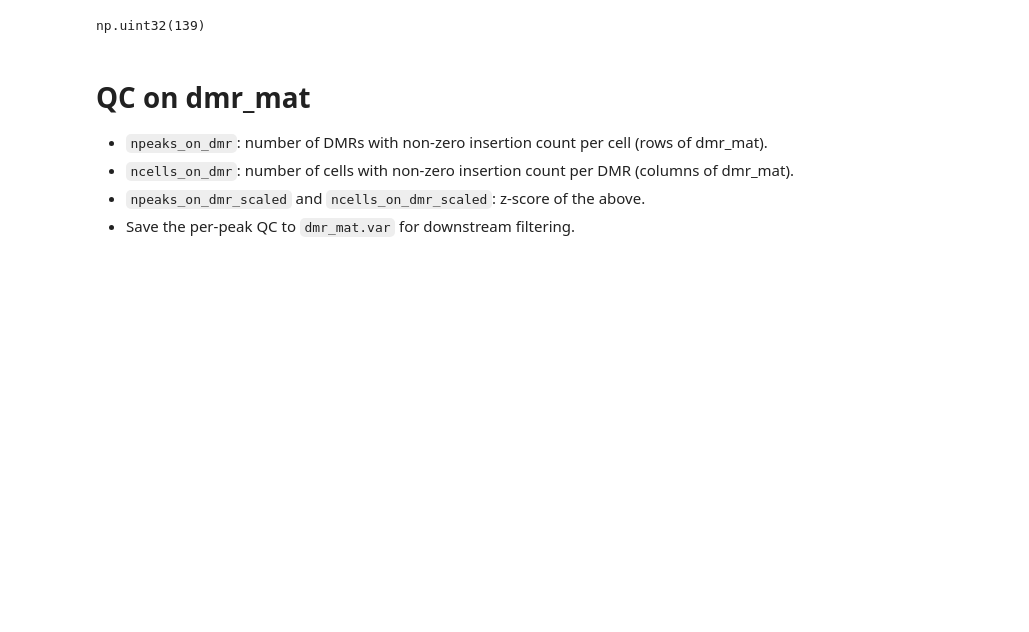
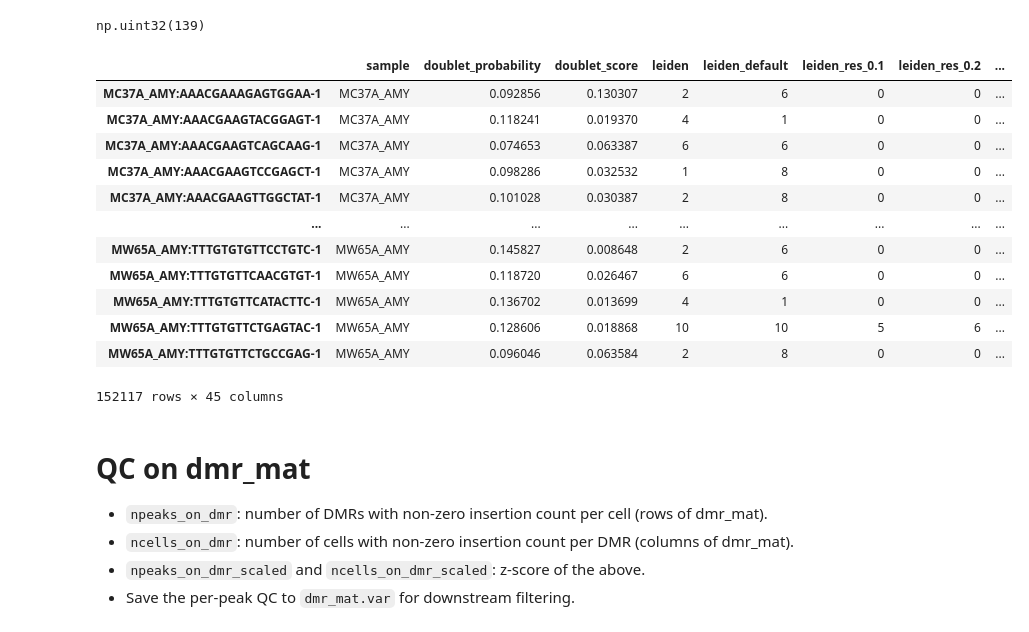
Before and after one commit to juychen/scmmd, a Jupyter notebook: 10mkdmrmatrix.ipynb, the cells around one changed output. Cells and saved outputs as stored; diff of their text form; code cells hidden in the pictures; blank space fills up the shorter version.

```diff
--- a/10mkdmrmatrix.ipynb
+++ b/10mkdmrmatrix.ipynb
@@ -41,17 +41,22 @@ Equivalent to `cdr2 <- colSums(assay(sca) > 0); colData(sca)$ngeneson <- scale(c
 - `npeaks_on`: number of peaks with non-zero insertion count per cell
 - `npeaks_on_scaled` / `ngeneson`: z-score across cells
 # %%
-if "ngeneson" in dmr_mat.obs.columns and dmr_mat.obs["ngeneson"].notna().any():
-    print("ngeneson already exists in dmr_mat.obs, skipping chunk computation.")
+if ("ngeneson" in dmr_mat.obs.columns and dmr_mat.obs["ngeneson"].notna().any()
+        and "total_counts" in dmr_mat.obs.columns and dmr_mat.obs["total_counts"].notna().any()):
+    print("ngeneson and total_counts already exist in dmr_mat.obs, skipping chunk computation.")
 else:
+    import time
+    t0 = time.time()
+
     print("Computing npeaks_on / ngeneson from adata_peak...")
     adata_peak = sc.read_h5ad(PEAK_H5AD_PATH, backed='r')
     adata_peak_mem = adata_peak  # .to_memory() if hasattr(adata_peak, "to_memory") else adata_peak
     adata_peak_mem_obs = adata_peak_mem.obs.copy()
 
-    X = adata_peak_mem.X
+    X = adata_peak_mem.layers['count']
     n_obs = adata_peak_mem.shape[0]
     npeaks_on = np.zeros(n_obs, dtype=np.int64)
+    total_counts = np.zeros(n_obs, dtype=np.float64)
 
     chunk_size = 10_000
     for start in range(0, n_obs, chunk_size):
@@ -59,18 +64,35 @@ else:
         chunk = X[start:end]
         if sp.issparse(chunk):
             npeaks_on[start:end] = np.asarray((chunk > 0).sum(axis=1)).ravel()
+            total_counts[start:end] = np.asarray(chunk.sum(axis=1)).ravel()
         else:
             npeaks_on[start:end] = (chunk > 0).sum(axis=1)
+            total_counts[start:end] = chunk.sum(axis=1)
+
+    t1 = time.time()
+    print(f"  Chunk loop done: {t1 - t0:.1f}s")
 
     adata_peak_mem_obs["npeaks_on"] = npeaks_on.astype(int)
     npeaks_on_scaled = scale(npeaks_on, with_mean=True, with_std=True)
     adata_peak_mem_obs["npeaks_on_scaled"] = npeaks_on_scaled
 
+    adata_peak_mem_obs["total_counts"] = total_counts
+    adata_peak_mem_obs["total_counts_log1p"] = np.log1p(total_counts)
+
+    t2 = time.time()
+    print(f"  Scale + log1p done: {t2 - t1:.1f}s")
+
     # Merge into dmr_mat.obs by index
-    df_to_merge = adata_peak_mem_obs[["npeaks_on", "npeaks_on_scaled"]].copy()
+    df_to_merge = adata_peak_mem_obs[["npeaks_on", "npeaks_on_scaled", "total_counts", "total_counts_log1p"]].copy()
     df_to_merge = df_to_merge.reindex(dmr_mat.obs.index)
     dmr_mat.obs["npeaks_on"] = df_to_merge["npeaks_on"].values
     dmr_mat.obs["npeaks_on_scaled"] = df_to_merge["npeaks_on_scaled"].values
+    dmr_mat.obs["total_counts"] = df_to_merge["total_counts"].values
+    dmr_mat.obs["total_counts_log1p"] = df_to_merge["total_counts_log1p"].values
     dmr_mat.obs["ngeneson"] = dmr_mat.obs["npeaks_on_scaled"].values
-    print("Computed and merged npeaks_on / ngeneson into dmr_mat.obs")
+
+    t3 = time.time()
+    print(f"  Merge + reindex done: {t3 - t2:.1f}s")
+    print(f"  Total time: {t3 - t0:.1f}s")
+    print("Computed and merged npeaks_on, total_counts, ngeneson into dmr_mat.obs")
 # %% [output]
@@ -119,6 +155,22 @@ Merged 3 extra metadata columns into dmr_mat.obs
 dmr_mat.X.max()
 # %% [output]
 np.uint32(139)
+# %%
+dmr_mat.obs
+# %% [output]
+|  | sample | doublet_probability | doublet_score | leiden | leiden_default | leiden_res_0.1 | leiden_res_0.2 | ... |
+| MC37A_AMY:AAACGAAAGAGTGGAA-1 | MC37A_AMY | 0.092856 | 0.130307 | 2 | 6 | 0 | 0 | ... |
+| MC37A_AMY:AAACGAAGTACGGAGT-1 | MC37A_AMY | 0.118241 | 0.019370 | 4 | 1 | 0 | 0 | ... |
+| MC37A_AMY:AAACGAAGTCAGCAAG-1 | MC37A_AMY | 0.074653 | 0.063387 | 6 | 6 | 0 | 0 | ... |
+| MC37A_AMY:AAACGAAGTCCGAGCT-1 | MC37A_AMY | 0.098286 | 0.032532 | 1 | 8 | 0 | 0 | ... |
+| MC37A_AMY:AAACGAAGTTGGCTAT-1 | MC37A_AMY | 0.101028 | 0.030387 | 2 | 8 | 0 | 0 | ... |
+| ... | ... | ... | ... | ... | ... | ... | ... | ... |
+| MW65A_AMY:TTTGTGTGTTCCTGTC-1 | MW65A_AMY | 0.145827 | 0.008648 | 2 | 6 | 0 | 0 | ... |
+| MW65A_AMY:TTTGTGTTCAACGTGT-1 | MW65A_AMY | 0.118720 | 0.026467 | 6 | 6 | 0 | 0 | ... |
+| MW65A_AMY:TTTGTGTTCATACTTC-1 | MW65A_AMY | 0.136702 | 0.013699 | 4 | 1 | 0 | 0 | ... |
+| MW65A_AMY:TTTGTGTTCTGAGTAC-1 | MW65A_AMY | 0.128606 | 0.018868 | 10 | 10 | 5 | 6 | ... |
+| MW65A_AMY:TTTGTGTTCTGCCGAG-1 | MW65A_AMY | 0.096046 | 0.063584 | 2 | 8 | 0 | 0 | ... |
+152117 rows × 45 columns
 # %% [markdown]
 # QC on dmr_mat
 - `npeaks_on_dmr`: number of DMRs with non-zero insertion count per cell (rows of dmr_mat).
```
Also changed, not shown: parts of 5 cells of this notebook, 1 other file.
